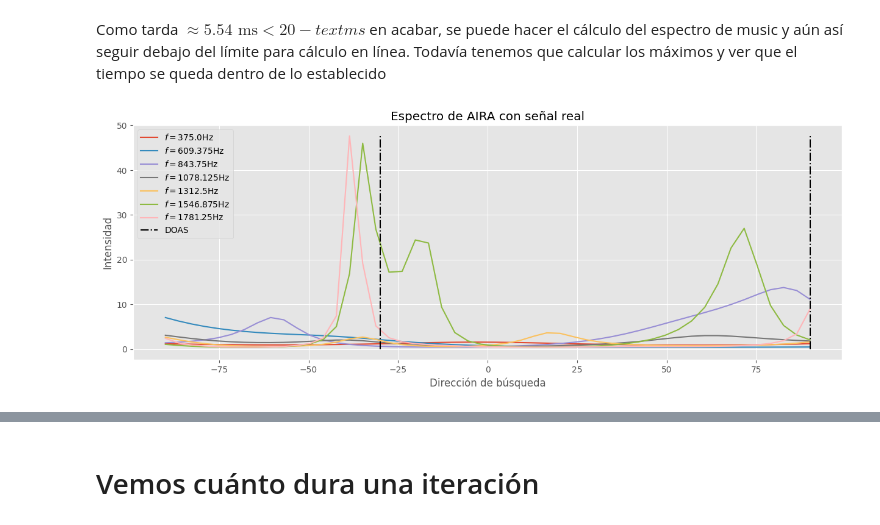
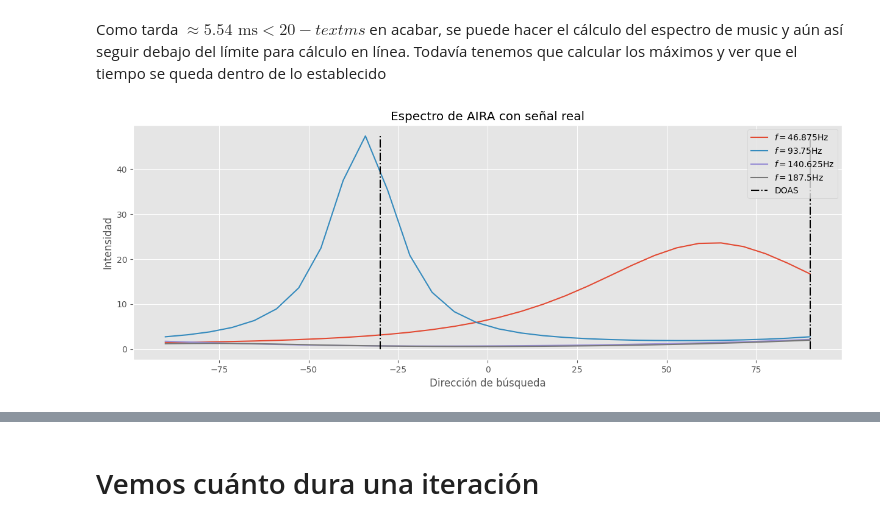
Before and after one commit to linear-regret/PDA, a Jupyter notebook: Proyecto PDA/AIRA_read_music.ipynb, the cells around one changed output, grey strips where cells are left out. Saved outputs shown, nothing was run; the diff lists cells and outputs as text; code cells hidden in the pictures.

```diff
--- a/Proyecto PDA/AIRA_read_music.ipynb
+++ b/Proyecto PDA/AIRA_read_music.ipynb
@@ -36,3 +37,12 @@ def arreglo_frecuencias(freq_sampleo,n_ventana):
         freq_array[len(freq_array)-i]=-freq_array[i]
     freq_array[n_ventana//2]=f_NS
     return freq_array
+
+def freqs_idxs(freq_array,freq_low,freq_high,n=0):
+    idx_low=max((freq_array<freq_low).argmin()-1,0)
+    idx_high=min((freq_array>freq_high).argmax()+1,len(freq_array)-1)
+    if idx_high==1:
+        idx_high=len(freq_array)-1
+    if n==0:
+        n=idx_high-idx_low
+    return np.unique(np.linspace(idx_low,idx_high,n).astype(int))
@@ -224,16 +254,23 @@ También se podría cambiar la frecuencia de una señal y ver si esto ayuda a me
 # %% [markdown]
 Redefinimos la función de MUSIC para que agarre el arreglo triangular de AIRA
 # %%
-def MUSIC_AIRA(freq_array,this_idx,x_mics,angles,n_ruidoso):
+def MUSIC_AIRA(freq_array,this_idx,x_mics,angles,n_ruidoso,filter=[]):
     '''
     Función para encontrar el espectro de music. Depende del arreglo de micrófonos a través de A_completa
     x_mics: el arreglo de señales que ve cada micrófono
     '''
+
+    # Se tiene que tener cuidado que las frecuencias estén por abajo de las filtradas
+    if len(filter)>0:
+        X,idx_bajo,idx_alto=filtro(x_mics,lim_bajo=filter[0],lim_alto=filter[1],sampling_rate=48_000)
+
+    else:
+        X=fft.fft(x_mics,axis=1) # se hace la transformada a lo largo del eje 1 para obtener una transformada por cada mic
+
     this_ws=freq_array[this_idx] # Frecuencias donde se van a buscar los picos del espectro de MUSIC
-    X=fft.fft(x_mics,axis=1) # se hace la transformada a lo largo del eje 1 para obtener una transformada por cada mic
     music_spectrum=np.zeros(shape=(len(this_ws),len(angles)))
     for i,idx in enumerate(this_idx):
-        this_X=X[:,idx] # Esta es la que tiene que ser calculada usando ventanas anteriores. Cuando dividas en varias ventanas de Hann, se debería de ver una diferencia en la estimación
+        this_X=X[:,idx] # Se calcula en una frecuencia particular la señal de fourier para hacer correlación con ella.
         R=this_X.reshape(-1,1)*this_X.conj().T
         D,Q=np.linalg.eig(R)
         I=np.argsort(D.real)[::-1]
@@ -258,11 +295,15 @@ Frecuencia fundamental típica de un hombre va de 80 a 150Hz mientras que la de
 Entonces vamos a buscar en espacio de frecuencias para music que incluya estas frecuencias aunque también deberíamos incluir más porque
 # %%
 periodo_AIRA=n_ventana/fr_AIRA
-this_idx_AIRA=np.arange(8,40,5)
-this_ws_AIRA=freq_array_AIRA[this_idx_AIRA]
+this_idx_AIRA=freqs_idxs(freq_array_AIRA,freq_low=100,freq_high=500,n=5)[:-1]
+
 
 x_mics_AIRA=np.array(lista_señales_AIRA)
 n_ruidoso_AIRA=2
 # frecuencias fundamentales de la voz humana de hombre van de 80 a 180 Hz
 
-angles_AIRA=np.linspace(-90,90,50) # Los ángulos para buscar ortogonalidad
+angles_AIRA=np.linspace(-90,90,50) # Los ángulos de los direction vectors para buscar ortogonalidad
+
+music_spectrum_AIRA=MUSIC_AIRA(freq_array=freq_array_AIRA,this_idx=this_idx_AIRA,x_mics= x_mics_AIRA,angles=angles_AIRA,n_ruidoso=n_ruidoso_AIRA,filter=[100,500])
+
+music_spectrum_AIRA.shape # (número de frecuencias, número de ángulos de búsqueda)
@@ -275,11 +372,14 @@ music_spectrum_AIRA=MUSIC_AIRA(freq_array=freq_array_AIRA,this_idx=this_idx_AIRA
 # %% [markdown]
 Como tarda $\approx 5.54 \text{ ms}<20 -text{ ms}$ en acabar, se puede hacer el cálculo del espectro de music y aún así seguir debajo del límite para cálculo en línea. Todavía tenemos que calcular los máximos y ver que el tiempo se queda dentro de lo establecido
 # %%
-music_spectrum_AIRA=MUSIC_AIRA(freq_array=freq_array_AIRA,this_idx=this_idx_AIRA,x_mics= x_mics_AIRA,angles=angles_AIRA,n_ruidoso=n_ruidoso_AIRA)
+
+idx_ancho=freqs_idxs(freq_array_AIRA,freq_low=80,freq_high=500)
+angles=np.linspace(-90,90,30)
+music_spectrum_AIRA=MUSIC_AIRA(freq_array_AIRA,this_idx=this_idx_AIRA,x_mics=x_mics_AIRA,angles=angles,n_ruidoso=2,filter=[100,1_500])
 
 for i in range(music_spectrum_AIRA.shape[0]):
-    plt.plot(angles_AIRA,music_spectrum_AIRA[i,:],label=f'$f={this_ws_AIRA[i]} $Hz')
+    plt.plot(angles,music_spectrum_AIRA[i,:],label=f'$f={freq_array_AIRA[idx_ancho][i]} $Hz')
 
 plt.vlines(x=DOAS_AIRA,ymin=0,ymax=music_spectrum_AIRA.max(),colors='k',linestyles='dashdot',label='DOAS');plt.legend();plt.title('Espectro de AIRA con señal real'); plt.xlabel('Dirección de búsqueda');plt.ylabel('Intensidad'); plt.show()
 # %% [output]
-[figure, old version]
+[figure, new version]
```
Also changed, not shown: parts of 35 cells of this notebook, 1 other file.
